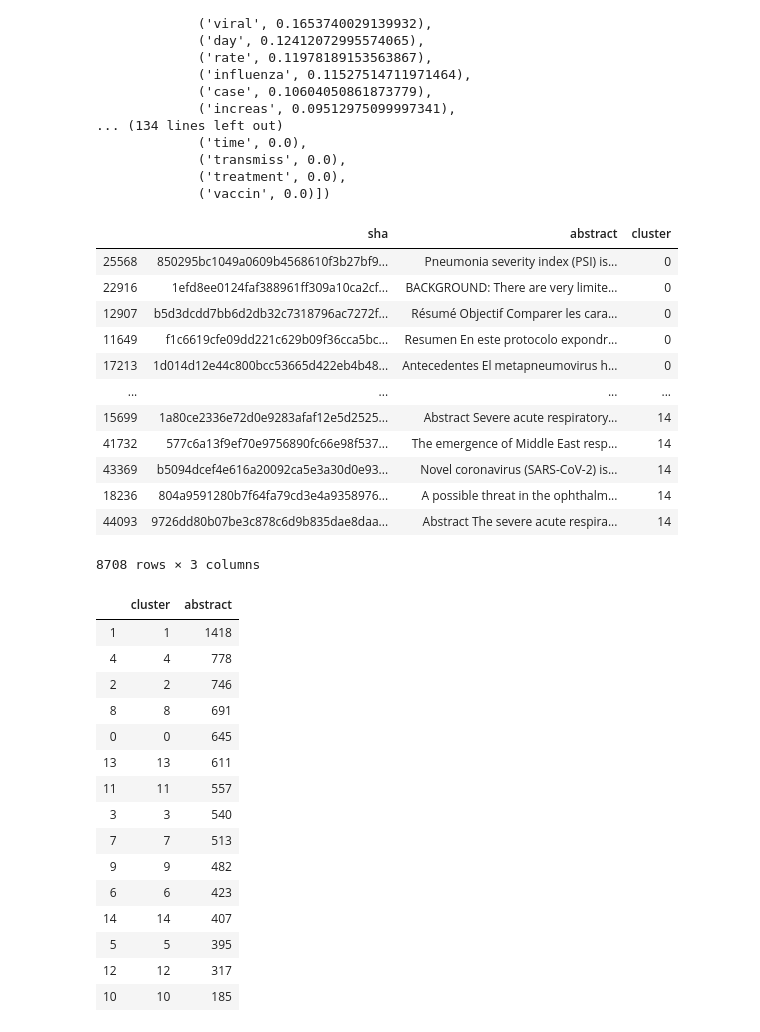
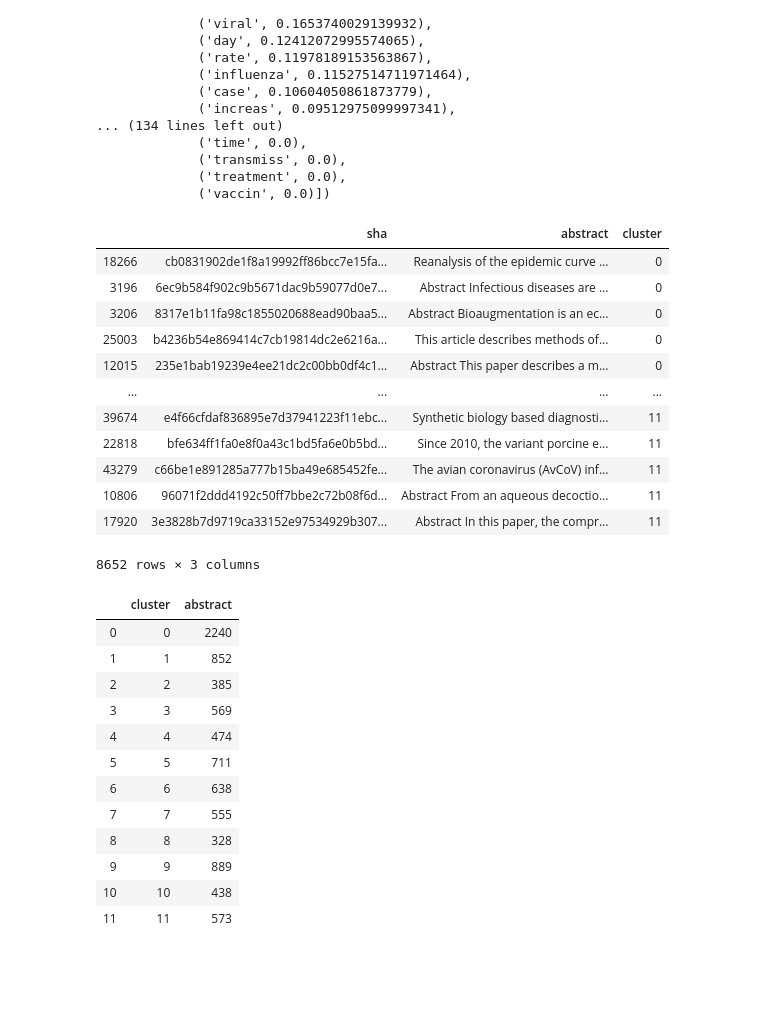
Before and after one commit to jay-feng/CORD-project, a Jupyter notebook: COVID-19 Research Papers K-Means Clustering.ipynb, the cells around one changed output. Cells and saved outputs as stored; diff of their text form; code cells hidden in the pictures; blank space fills up the shorter version.

```diff
--- a/COVID-19 Research Papers K-Means Clustering.ipynb
+++ b/COVID-19 Research Papers K-Means Clustering.ipynb
@@ -123,7 +123,7 @@ adapted from https://towardsdatascience.com/natural-language-processing-feature-
 token_pattern=r'(?u)\b[A-Za-z]+\b' filters out non-alphabetical characters
 """
 
-vectorizer = TfidfVectorizer(min_df = 10, max_df = 0.95, max_features = 150, stop_words = 'english', token_pattern=r'(?u)\b[A-Za-z]+\b')
+vectorizer = TfidfVectorizer(min_df = 5, max_df = 0.9, max_features = 150, stop_words = 'english', token_pattern=r'(?u)\b[A-Za-z]+\b')
 vectors = vectorizer.fit_transform(abstract_list_stemmed)
 feature_names = vectorizer.get_feature_names()
 dense = vectors.todense()
@@ -274,45 +267,42 @@ OrderedDict([('pneumonia', 0.6580116228373272),
 # %%
 """Adds assigned cluster cloumn to df_partial_abstracts."""
 
-clusters = MiniBatchKMeans(n_clusters=15, init_size=1024, batch_size=2048, random_state=20).fit_predict(df)
+clusters = KMeans(n_clusters=12).fit_predict(df)
 
 df_abstracts_partial["cluster"] = clusters
 df_abstracts_partial.sort_values("cluster")
 # %% [output]
 |  | sha | abstract | cluster |
-| 25568 | 850295bc1049a0609b4568610f3b27bf9... | Pneumonia severity index (PSI) is... | 0 |
-| 22916 | 1efd8ee0124faf388961ff309a10ca2cf... | BACKGROUND: There are very limite... | 0 |
-| 12907 | b5d3dcdd7bb6d2db32c7318796ac7272f... | Résumé Objectif Comparer les cara... | 0 |
-| 11649 | f1c6619cfe09dd221c629b09f36cca5bc... | Resumen En este protocolo expondr... | 0 |
-| 17213 | 1d014d12e44c800bcc53665d422eb4b48... | Antecedentes El metapneumovirus h... | 0 |
+| 18266 | cb0831902de1f8a19992ff86bcc7e15fa... | Reanalysis of the epidemic curve ... | 0 |
+| 3196 | 6ec9b584f902c9b5671dac9b59077d0e7... | Abstract Infectious diseases are ... | 0 |
+| 3206 | 8317e1b11fa98c1855020688ead90baa5... | Abstract Bioaugmentation is an ec... | 0 |
+| 25003 | b4236b54e869414c7cb19814dc2e6216a... | This article describes methods of... | 0 |
+| 12015 | 235e1bab19239e4ee21dc2c00bb0df4c1... | Abstract This paper describes a m... | 0 |
 | ... | ... | ... | ... |
-| 15699 | 1a80ce2336e72d0e9283afaf12e5d2525... | Abstract Severe acute respiratory... | 14 |
-| 41732 | 577c6a13f9ef70e9756890fc66e98f537... | The emergence of Middle East resp... | 14 |
-| 43369 | b5094dcef4e616a20092ca5e3a30d0e93... | Novel coronavirus (SARS-CoV-2) is... | 14 |
-| 18236 | 804a9591280b7f64fa79cd3e4a9358976... | A possible threat in the ophthalm... | 14 |
-| 44093 | 9726dd80b07be3c878c6d9b835dae8daa... | Abstract The severe acute respira... | 14 |
+| 39674 | e4f66cfdaf836895e7d37941223f11ebc... | Synthetic biology based diagnosti... | 11 |
+| 22818 | bfe634ff1fa0e8f0a43c1bd5fa6e0b5bd... | Since 2010, the variant porcine e... | 11 |
+| 43279 | c66be1e891285a777b15ba49e685452fe... | The avian coronavirus (AvCoV) inf... | 11 |
+| 10806 | 96071f2ddd4192c50ff7bbe2c72b08f6d... | Abstract From an aqueous decoctio... | 11 |
+| 17920 | 3e3828b7d9719ca33152e97534929b307... | Abstract In this paper, the compr... | 11 |
-8708 rows × 3 columns
+8652 rows × 3 columns
 # %%
 clustercounts = df_abstracts_partial[["abstract", "cluster"]]
-clustercounts = clustercounts.groupby("cluster", as_index=False).count().sort_values("abstract", ascending=False)
+clustercounts = clustercounts.groupby("cluster", as_index=False).count().sort_values("cluster", ascending=True)
 clustercounts
 # %% [output]
 |  | cluster | abstract |
-| 1 | 1 | 1418 |
-| 4 | 4 | 778 |
-| 2 | 2 | 746 |
-| 8 | 8 | 691 |
-| 0 | 0 | 645 |
-| 13 | 13 | 611 |
-| 11 | 11 | 557 |
-| 3 | 3 | 540 |
-| 7 | 7 | 513 |
-| 9 | 9 | 482 |
-| 6 | 6 | 423 |
-| 14 | 14 | 407 |
-| 5 | 5 | 395 |
-| 12 | 12 | 317 |
-| 10 | 10 | 185 |
+| 0 | 0 | 2240 |
+| 1 | 1 | 852 |
+| 2 | 2 | 385 |
+| 3 | 3 | 569 |
+| 4 | 4 | 474 |
+| 5 | 5 | 711 |
+| 6 | 6 | 638 |
+| 7 | 7 | 555 |
+| 8 | 8 | 328 |
+| 9 | 9 | 889 |
+| 10 | 10 | 438 |
+| 11 | 11 | 573 |
 # %%
 # plt.figure(figsize=(10,6))
 # bar plot with matplotlib
```
Also changed, not shown: parts of 8 cells of this notebook.
